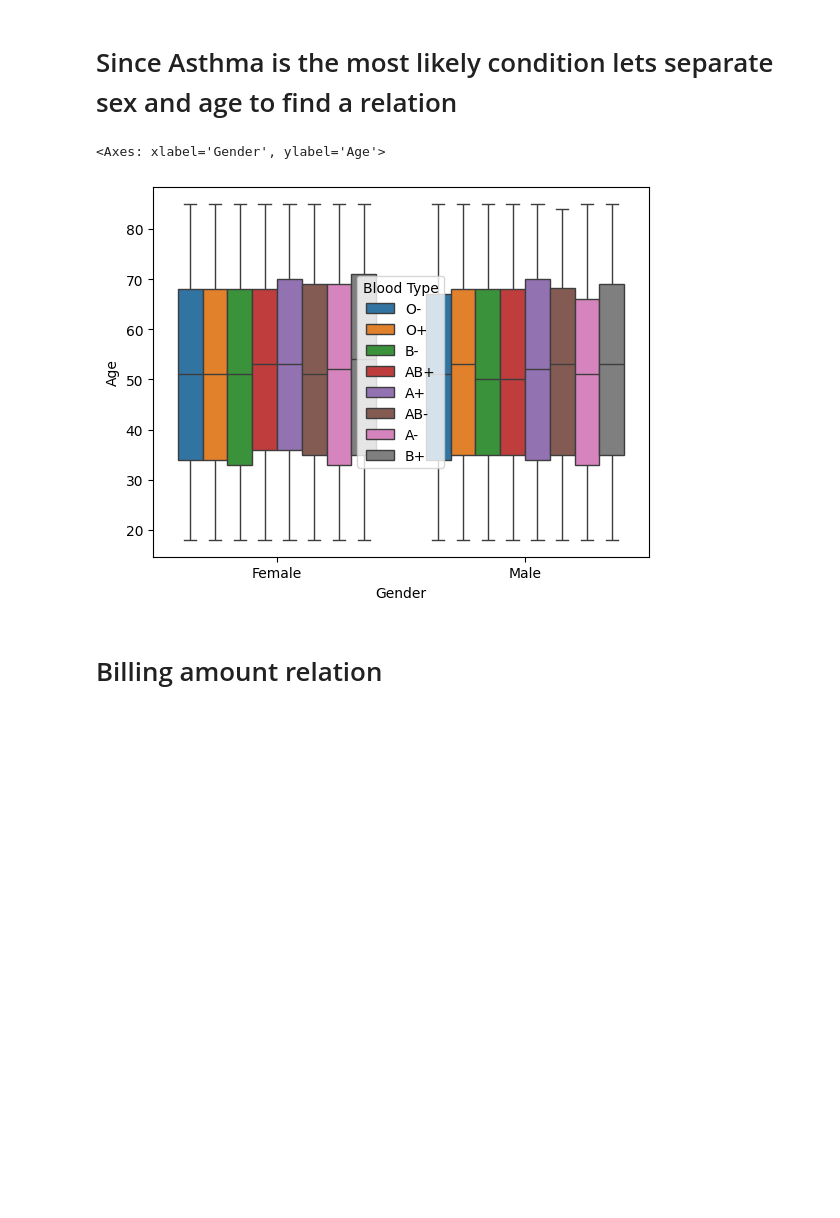
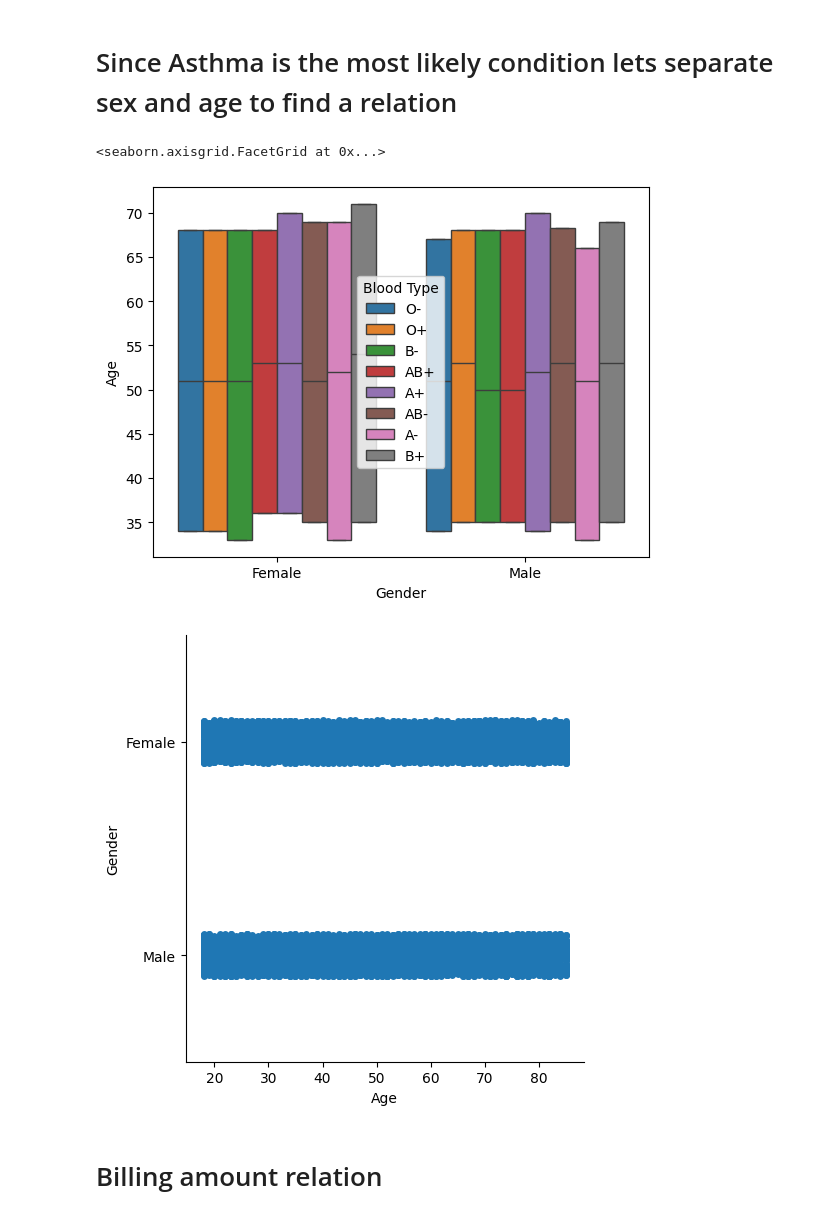
Before and after one commit to JuanBecerra07/bootCAMP, a Jupyter notebook: Actividad 2/Plotting.ipynb, the cells around one changed output. Saved outputs shown, nothing was run; the diff lists cells and outputs as text; code cells hidden in the pictures; blank space fills up the shorter version.

```diff
--- a/Actividad 2/Plotting.ipynb
+++ b/Actividad 2/Plotting.ipynb
@@ -117,13 +132,15 @@ Name: count, Length: 172, dtype: int64
 # %%
 ill_asma = df[df['Medical Condition']== 'Asthma']
 ##ill_asma = df['Age']
 ##ill_asma.value_counts()
 ill_asma
 ill_asma =df[['Blood Type','Gender','Age']]
-sns.boxplot(data = asma ,x= 'Gender',y= 'Age', hue = 'Blood Type', showfliers = False )
+sns.boxplot(data = ill_asma ,x= 'Gender',y= 'Age', hue = 'Blood Type', showfliers = False, whis = False )
+sns.catplot(data=ill_asma, x="Age", y="Gender")
 # %% [output]
-<Axes: xlabel='Gender', ylabel='Age'>
+<seaborn.axisgrid.FacetGrid at 0x...>
-[figure, old version]
+[figure, new version]
+[figure, added]
 # %% [markdown]
 # Billing amount relation
 # %%
```
Also changed, not shown: parts of 8 cells of this notebook.
